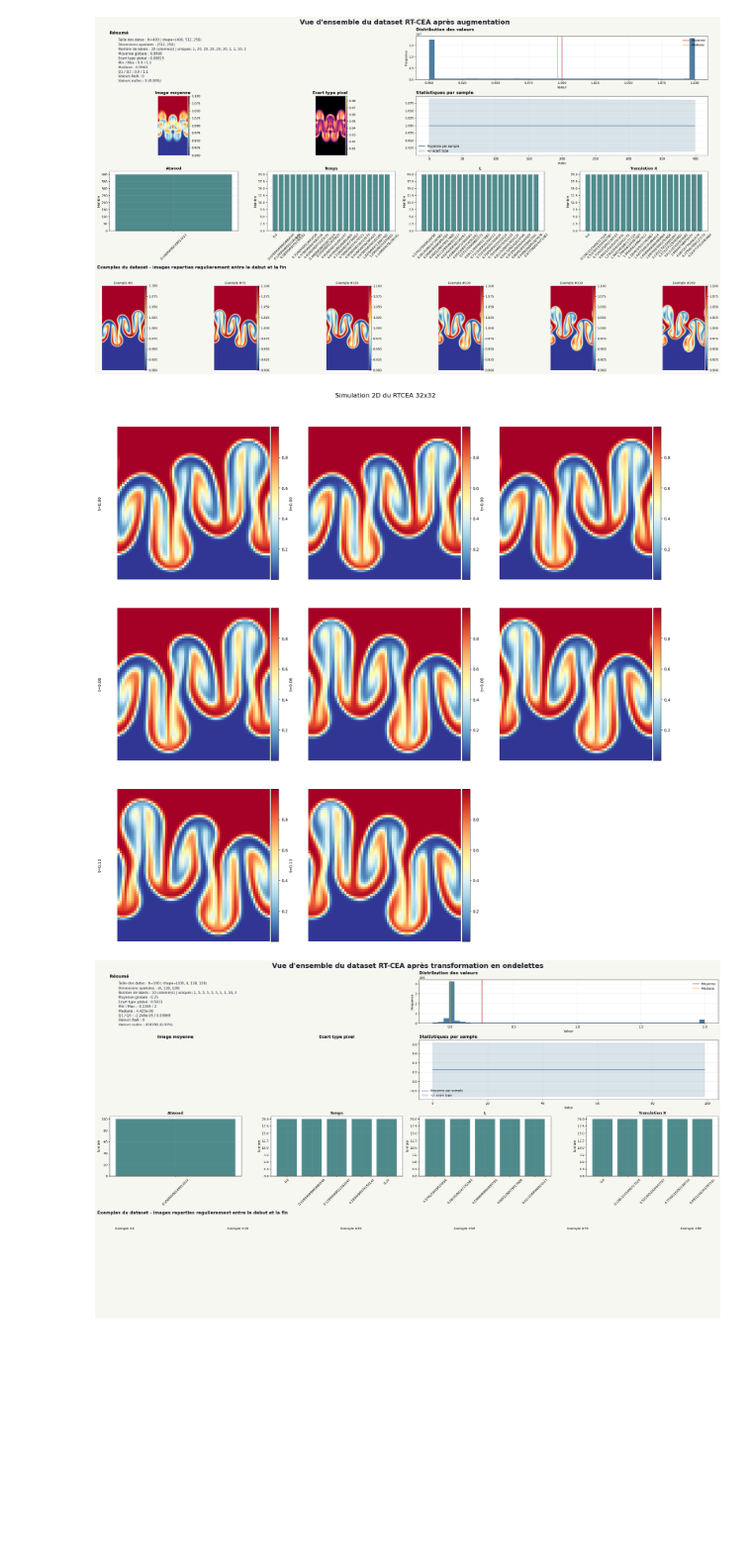
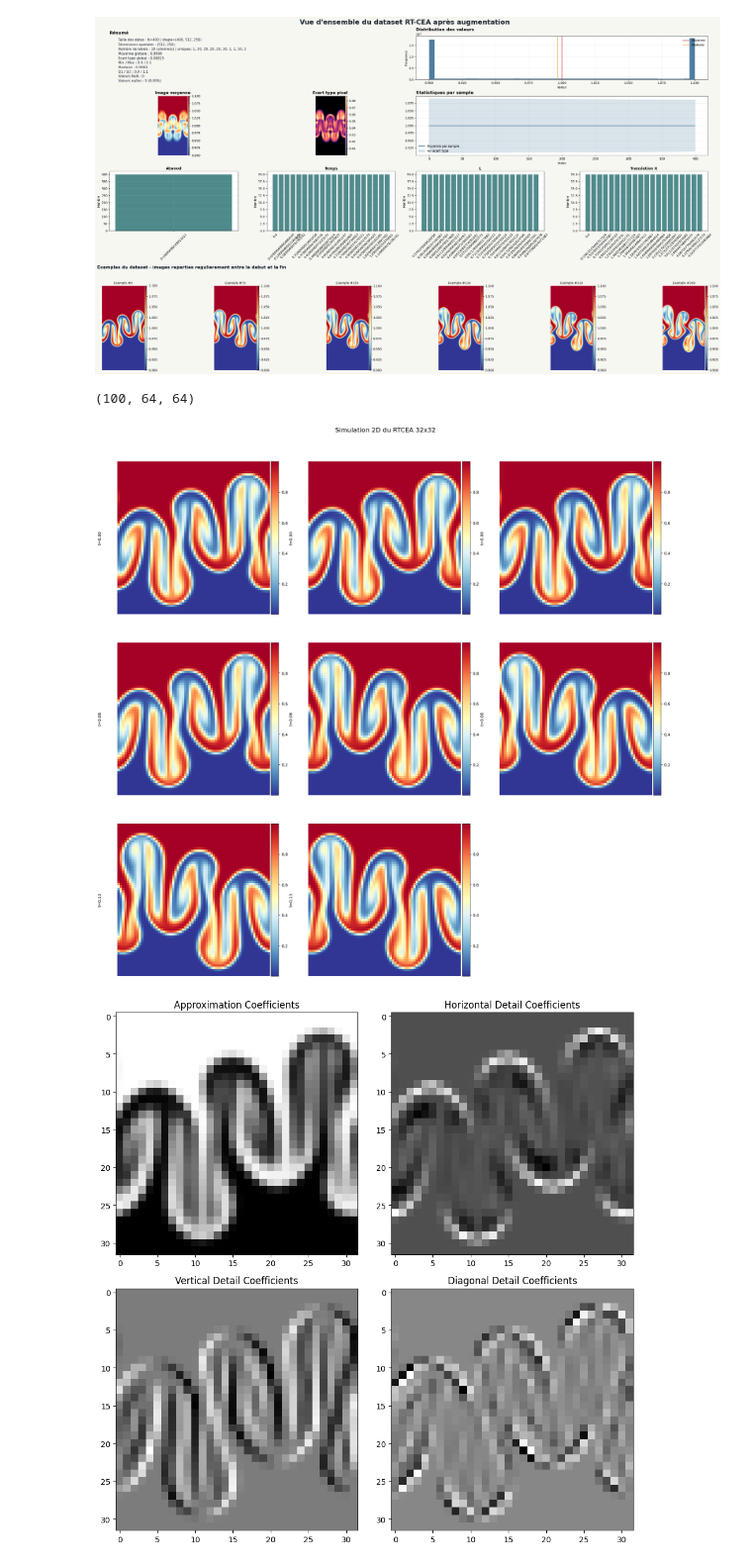
Before and after one commit to Samuel-Chapuis/Rayleigh-Taylor-Generative-Surrogate, a Jupyter notebook: analyse_outils/Augmentation.ipynb, the cells around one changed output. Shown at 99% size. Drawn from its saved outputs; the diff is of its cells as text; code cells hidden in the pictures; blank space fills up the shorter version.

Commit message:
feat(data_mining): WaveletTrasnform
Export un dataset de format (N, C, x, y) par niveau de decomposition j

```diff
--- a/analyse_outils/Augmentation.ipynb
+++ b/analyse_outils/Augmentation.ipynb
@@ -59,8 +62,10 @@ plot_dataset_overview(data_augmanted_images, labels=data_augmented_labels, title
 [figure]
 # %%
 data_norm, new_labels = data_preprocessing(data_augmanted_images, data_augmented_labels, resize=64)
+print(data_norm.shape)
 plot_sim_2d_from_to(data_norm, new_labels[:, 1], 0, 50, 8, titre="Simulation 2D du RTCEA 32x32", save=False)
 # %% [output]
+(100, 64, 64)
 [figure]
 # %%
 
@@ -98,28 +103,50 @@ def wavelet_non_lineaire_2d(x, n, wavelet, return_coeffs=False):
 # %%
 def data_wavelet_transform(data, wavelet='db1', level=1):
     """
     Applique la transformation en ondelettes à chaque image du dataset pour creer un dataset sous forme de coefficients d'ondelettes.
 
     Args:
         data (numpy.ndarray): Dataset d'images de forme (N, H, W).
         wavelet (str): Type d'ondelette à utiliser.
         level (int): Niveau de décomposition.
 
     Returns:
         numpy.ndarray: Dataset transformé en ondelettes de forme (N, J, C, H, W), avec J le nombre de niveaux de décomposition et C le nombre de canaux.
     """
     transformed_data = []
     for img in data:
         coeffs = pywt.wavedec2(img, wavelet=wavelet, level=level)
         cA = coeffs[0]  # Approximation coefficients
         cH = coeffs[1][0]  # Horizontal detail coefficients
         cV = coeffs[1][1]  # Vertical detail coefficients
         cD = coeffs[1][2]  # Diagonal detail coefficients
         transformed_img = np.stack([cA, cH, cV, cD], axis=0)  # Stack coefficients along a new axis
         transformed_data.append(transformed_img)
     return np.array(transformed_data)
 
-wave_data = data_wavelet_transform(data_norm, wavelet='db1', level=1)
-plot_dataset_overview(wave_data, labels=new_labels, title="Vue d'ensemble du dataset RT-CEA après transformation en ondelettes", bins=50, save=False, save_path="../outputs/wavelet_bimode_overview.png")
+wave_j1_data = data_wavelet_transform(data_norm, wavelet='db1', level=1)
+wave_j2_data = data_wavelet_transform(data_norm, wavelet='db1', level=2)
+wave_j3_data = data_wavelet_transform(data_norm, wavelet='db1', level=3)
+
+# plot_dataset_overview(wave_j1_data, labels=new_labels, title="Vue d'ensemble du dataset RT-CEA après transformation en ondelettes", bins=50, save=False, save_path="../outputs/wavelet_bimode_overview.png")
+# plot_dataset_overview(wave_j2_data, labels=new_labels, title="Vue d'ensemble du dataset RT-CEA après transformation en ondelettes", bins=50, save=False, save_path="../outputs/wavelet_bimode_overview.png")
+# plot_dataset_overview(wave_j3_data, labels=new_labels, title="Vue d'ensemble du dataset RT-CEA après transformation en ondelettes", bins=50, save=False, save_path="../outputs/wavelet_bimode_overview.png")
+
+
+exemple_decomposition = wave_j3_data[0]
+plt.figure(figsize=(10, 10))
+plt.subplot(2, 2, 1)
+plt.imshow(exemple_decomposition[0], cmap='gray')
+plt.title('Approximation Coefficients')
+plt.subplot(2, 2, 2)
+plt.imshow(exemple_decomposition[1], cmap='gray')
+plt.title('Horizontal Detail Coefficients')
+plt.subplot(2, 2, 3)
+plt.imshow(exemple_decomposition[2], cmap='gray')
+plt.title('Vertical Detail Coefficients')
+plt.subplot(2, 2, 4)
+plt.imshow(exemple_decomposition[3], cmap='gray')
+plt.title('Diagonal Detail Coefficients')
+plt.tight_layout()
 # %% [output]
-[figure, old version]
+[figure, new version]
```
Also changed, not shown: parts of 1 cell of this notebook, 2 other files.
